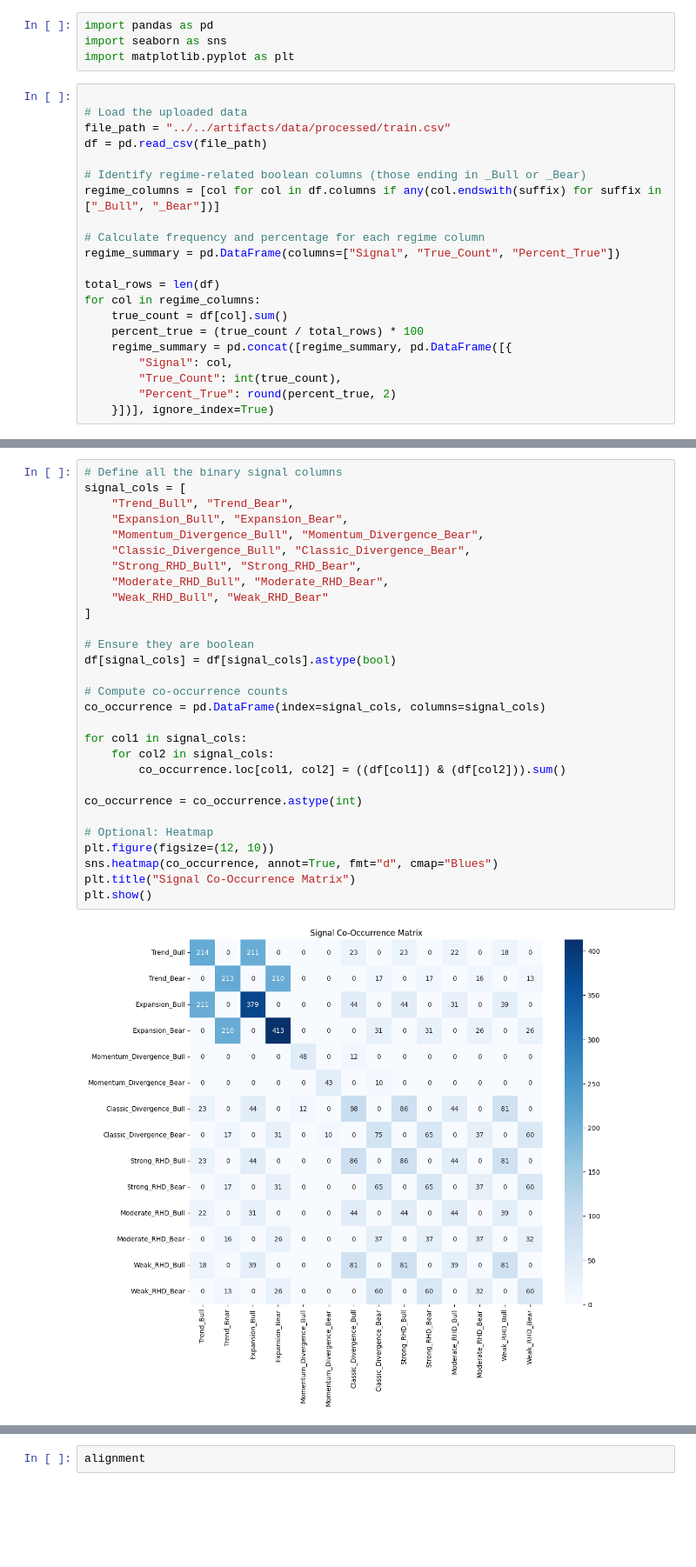
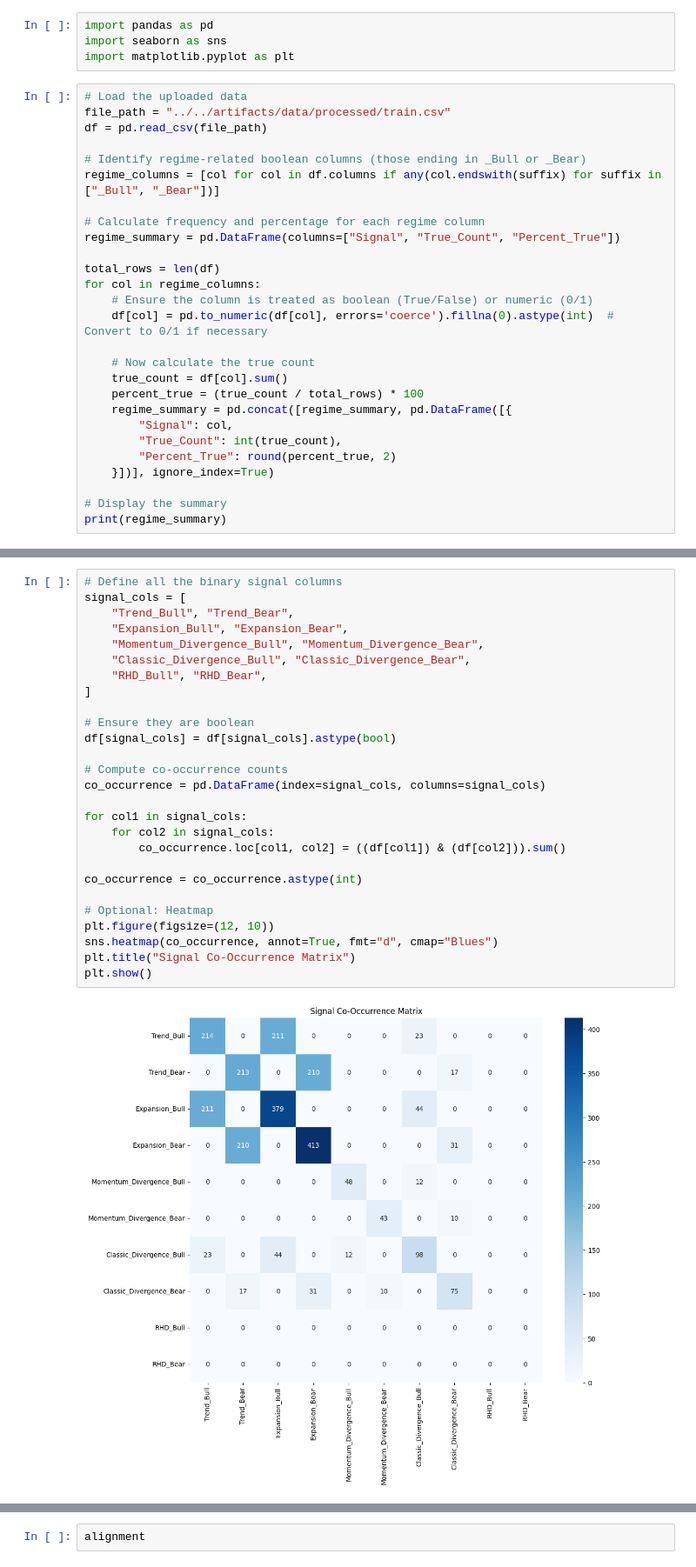
Before and after one commit to kjpou1/regimetry, a Jupyter notebook: notebook/notebooks/02_data_exploration.ipynb, the cells around one changed output, grey strips where cells are left out. Shown at 87% size. Saved outputs shown, nothing was run; the diff lists cells and outputs as text; blank space fills up the shorter version.

```diff
--- a/notebook/notebooks/02_data_exploration.ipynb
+++ b/notebook/notebooks/02_data_exploration.ipynb
@@ -3,7 +3,6 @@ import pandas as pd
 import seaborn as sns
 import matplotlib.pyplot as plt
 # %%
-
 # Load the uploaded data
 file_path = "../../artifacts/data/processed/train.csv"
 df = pd.read_csv(file_path)
@@ -16,6 +15,10 @@ regime_summary = pd.DataFrame(columns=["Signal", "True_Count", "Percent_True"])
 
 total_rows = len(df)
 for col in regime_columns:
+    # Ensure the column is treated as boolean (True/False) or numeric (0/1)
+    df[col] = pd.to_numeric(df[col], errors='coerce').fillna(0).astype(int)  # Convert to 0/1 if necessary
+
+    # Now calculate the true count
     true_count = df[col].sum()
     percent_true = (true_count / total_rows) * 100
     regime_summary = pd.concat([regime_summary, pd.DataFrame([{
@@ -23,3 +26,6 @@ for col in regime_columns:
         "True_Count": int(true_count),
         "Percent_True": round(percent_true, 2)
     }])], ignore_index=True)
+
+# Display the summary
+print(regime_summary)
@@ -44,34 +58,32 @@ regime_summary
 # %%
 # Define all the binary signal columns
 signal_cols = [
     "Trend_Bull", "Trend_Bear",
     "Expansion_Bull", "Expansion_Bear",
     "Momentum_Divergence_Bull", "Momentum_Divergence_Bear",
     "Classic_Divergence_Bull", "Classic_Divergence_Bear",
-    "Strong_RHD_Bull", "Strong_RHD_Bear",
-    "Moderate_RHD_Bull", "Moderate_RHD_Bear",
-    "Weak_RHD_Bull", "Weak_RHD_Bear"
+    "RHD_Bull", "RHD_Bear",
 ]
 
 # Ensure they are boolean
 df[signal_cols] = df[signal_cols].astype(bool)
 
 # Compute co-occurrence counts
 co_occurrence = pd.DataFrame(index=signal_cols, columns=signal_cols)
 
 for col1 in signal_cols:
     for col2 in signal_cols:
         co_occurrence.loc[col1, col2] = ((df[col1]) & (df[col2])).sum()
 
 co_occurrence = co_occurrence.astype(int)
 
 # Optional: Heatmap
 plt.figure(figsize=(12, 10))
 sns.heatmap(co_occurrence, annot=True, fmt="d", cmap="Blues")
 plt.title("Signal Co-Occurrence Matrix")
 plt.show()
 # %% [output]
-[figure, old version]
+[figure, new version]
 # %%
 # Convert boolean columns if needed (ensure True/False are 1/0)
 binary_cols = [col for col in df.columns if col.endswith("_Bull") or col.endswith("_Bear")]
```
Also changed, not shown: parts of 14 cells of this notebook, 14 other files.
